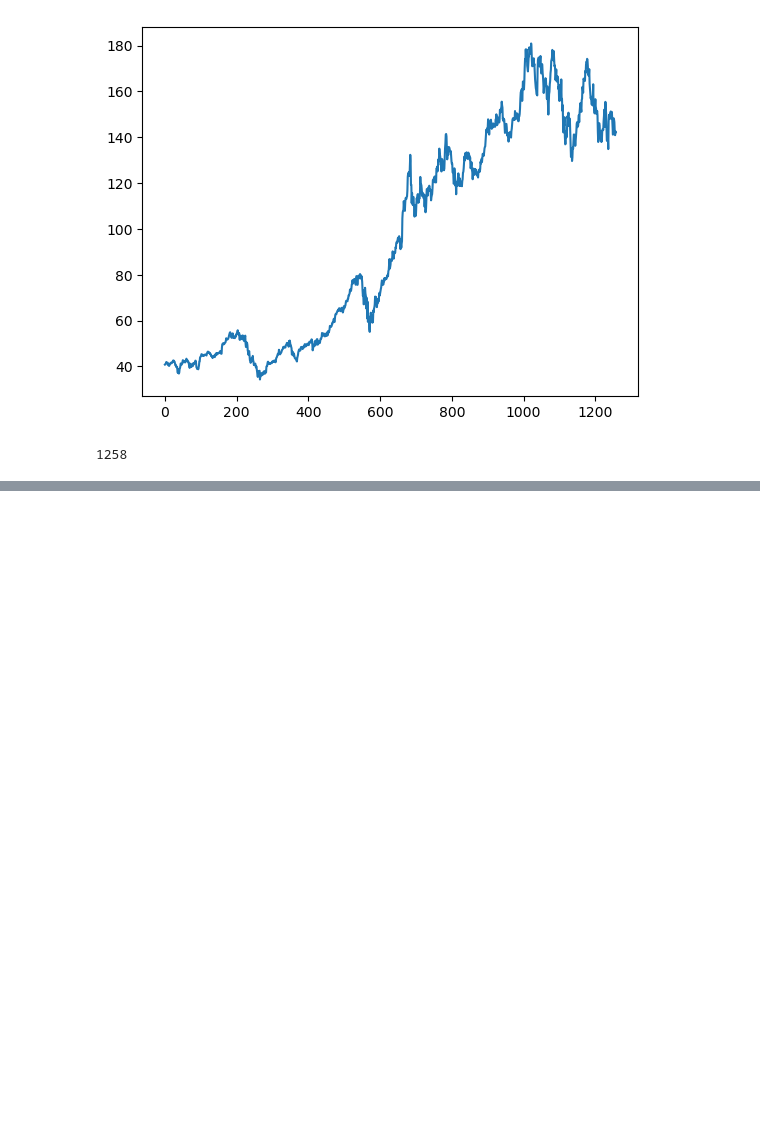
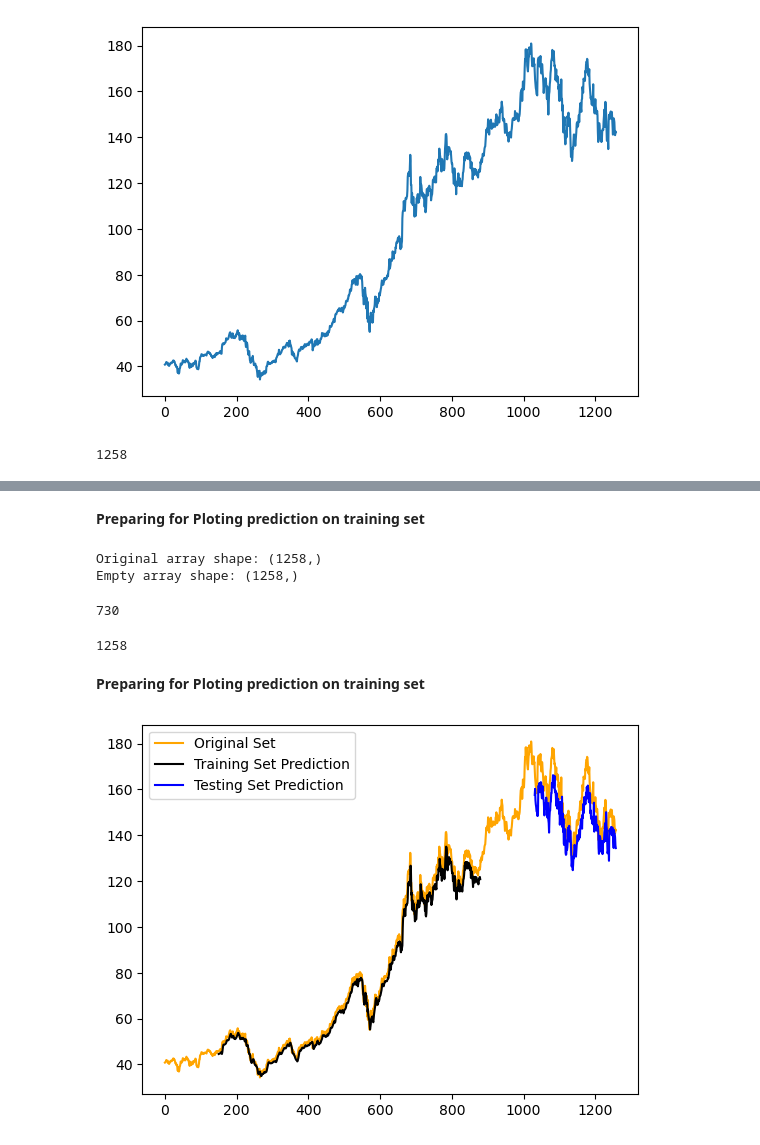
Before and after one commit to kamipakistan/NLP-Complete-Roadmap, a Jupyter notebook: 14_LSTM_Stock Price Prediction And Forecasting.ipynb, the cells around one changed output, grey strips where cells are left out. Saved outputs shown, nothing was run; the diff lists cells and outputs as text; code cells hidden in the pictures; blank space fills up the shorter version.

Commit message:
Stock Price Prediction And Forecasting Using Stacked LSTM

```diff
--- a/14_LSTM_Stock Price Prediction And Forecasting.ipynb
+++ b/14_LSTM_Stock Price Prediction And Forecasting.ipynb
@@ -188,3 +184,6 @@ Epoch 100/100
+# %%
+from tensorflow.keras.models import load_model
+model = load_model("TSFmodel")
 # %%
 # making prediction on validation set
 y_valPred = model.predict(X_val)
@@ -204,0 +216,44 @@ print(math.sqrt(mean_squared_error(y_val, y_valPred)))
+# %%
+# time stamp
+# first prediction starts after this time stamp
+stamp = 150
+# %% [markdown]
+**Preparing for Ploting prediction on training set**
+# %%
+# Original array shape
+print(f"Original array shape: {X.shape}")
+trainingPredPlot = np.empty_like(X)
+trainingPredPlot[:] = np.nan
+
+# Shipting the training prediction 150 time stamp and assigning training prediction values to this phase
+trainingPredPlot[stamp:len(y_trainPred)+stamp] = y_trainPred.reshape(1, -1)
+
+# empty array shape
+print(f"Empty array shape: {trainingPredPlot.shape}")
+# %% [output]
+Original array shape: (1258,)
+Empty array shape: (1258,)
+# %%
+# shape of the training prediction set
+print(len(y_trainPred))
+
+# Time stamp, Training set length, Time Stamp, validation set length + 1
+150+730+150+227+1
+# %% [output]
+730
+1258
+# %% [markdown]
+**Preparing for Ploting prediction on training set**
+# %%
+testingPredPlot = np.empty_like(X)
+testingPredPlot[:] = np.nan
+testingPredPlot[len(y_trainPred)+(stamp*2)+1:] = y_valPred.reshape(1, -1)
+# %%
+# plot baseline and predictions
+plt.plot(X, label = "Original Set", color = "orange")
+plt.plot(trainingPredPlot, label = "Training Set Prediction", color = "black")
+plt.plot(testingPredPlot, label = "Testing Set Prediction", color = "blue")
+plt.legend()
+plt.show()
+# %% [output]
+[figure, added]
```
Also changed, not shown: parts of 19 cells of this notebook.
